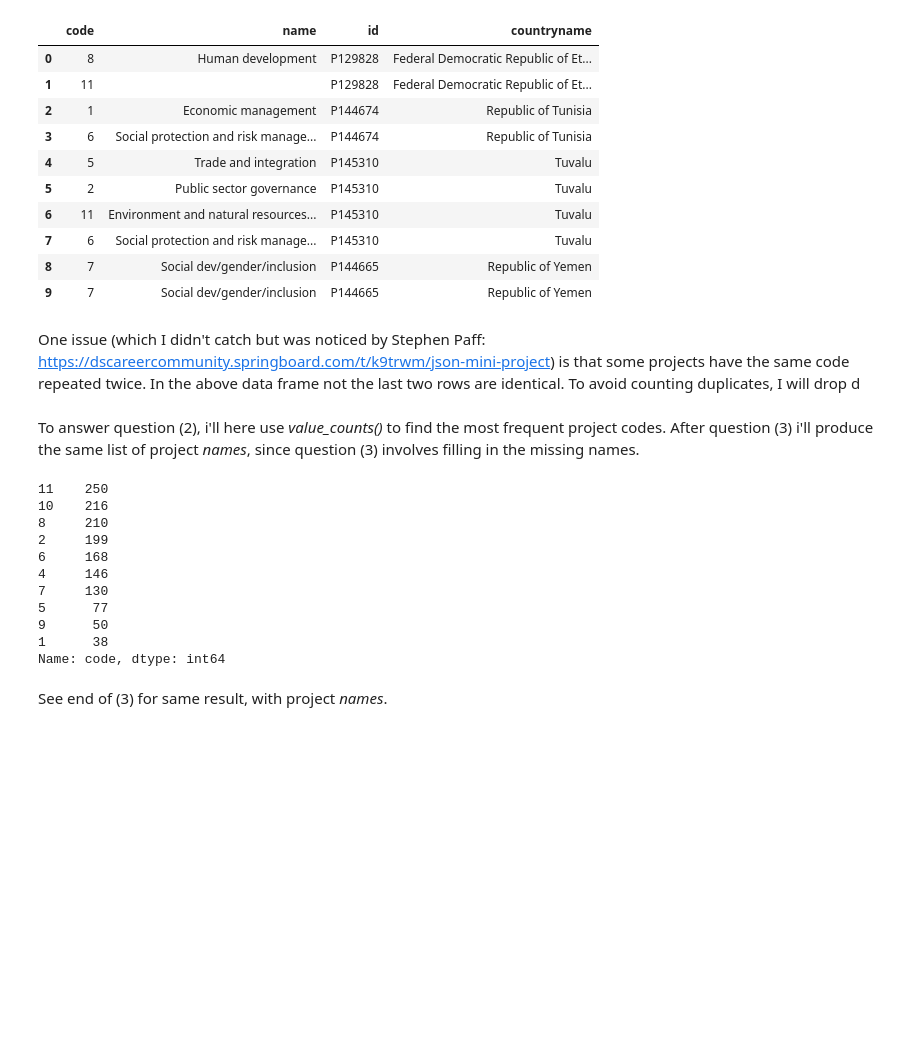
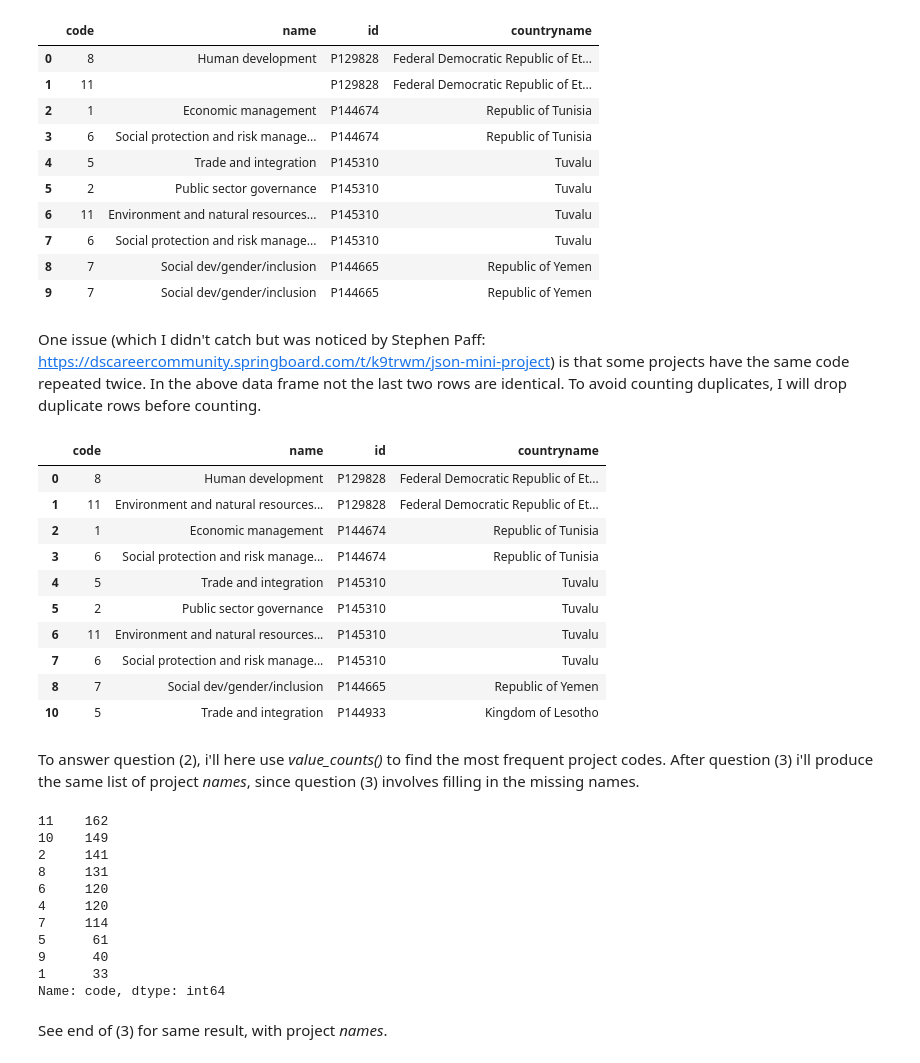
Before and after one commit to andypicke/Springboard_DataScience, a Jupyter notebook: data_wrangling_json/sliderule_dsi_json_exercise-AP-Solutions.ipynb, the cells around one changed output. Saved outputs shown, nothing was run; the diff lists cells and outputs as text; code cells hidden in the pictures; blank space fills up the shorter version.

```diff
--- a/data_wrangling_json/sliderule_dsi_json_exercise-AP-Solutions.ipynb
+++ b/data_wrangling_json/sliderule_dsi_json_exercise-AP-Solutions.ipynb
@@ -112,22 +112,37 @@ b.head(10)
 | 8 | 7 | Social dev/gender/inclusion | P144665 | Republic of Yemen |
 | 9 | 7 | Social dev/gender/inclusion | P144665 | Republic of Yemen |
 # %% [markdown]
-One issue (which I didn't catch but was noticed by Stephen Paff: <https://dscareercommunity.springboard.com/t/k9trwm/json-mini-project>) is that some projects have the same code repeated twice. In the above data frame not the last two rows are identical. To avoid counting duplicates, I will drop d
+One issue (which I didn't catch but was noticed by Stephen Paff: <https://dscareercommunity.springboard.com/t/k9trwm/json-mini-project>) is that some projects have the same code repeated twice. In the above data frame not the last two rows are identical. To avoid counting duplicates, I will drop duplicate rows before counting.
+# %%
+b = b.drop_duplicates()
+b.head(10)
+# %% [output]
+|  | code | name | id | countryname |
+| 0 | 8 | Human development | P129828 | Federal Democratic Republic of Et... |
+| 1 | 11 | Environment and natural resources... | P129828 | Federal Democratic Republic of Et... |
+| 2 | 1 | Economic management | P144674 | Republic of Tunisia |
+| 3 | 6 | Social protection and risk manage... | P144674 | Republic of Tunisia |
+| 4 | 5 | Trade and integration | P145310 | Tuvalu |
+| 5 | 2 | Public sector governance | P145310 | Tuvalu |
+| 6 | 11 | Environment and natural resources... | P145310 | Tuvalu |
+| 7 | 6 | Social protection and risk manage... | P145310 | Tuvalu |
+| 8 | 7 | Social dev/gender/inclusion | P144665 | Republic of Yemen |
+| 10 | 5 | Trade and integration | P144933 | Kingdom of Lesotho |
 # %% [markdown]
 To answer question (2), i'll here use *value_counts()* to find the most frequent project codes. After question (3) i'll produce the same list of project *names*, since question (3) involves filling in the missing names.
 # %%
 b.code.value_counts().head(10)
 # %% [output]
-11    250
-10    216
-8     210
-2     199
-6     168
-4     146
-7     130
-5      77
-9      50
-1      38
+11    162
+10    149
+2     141
+8     131
+6     120
+4     120
+7     114
+5      61
+9      40
+1      33
 Name: code, dtype: int64
 # %% [markdown]
 See end of (3) for same result, with project *names*.
```
Also changed, not shown: parts of 4 cells of this notebook.
